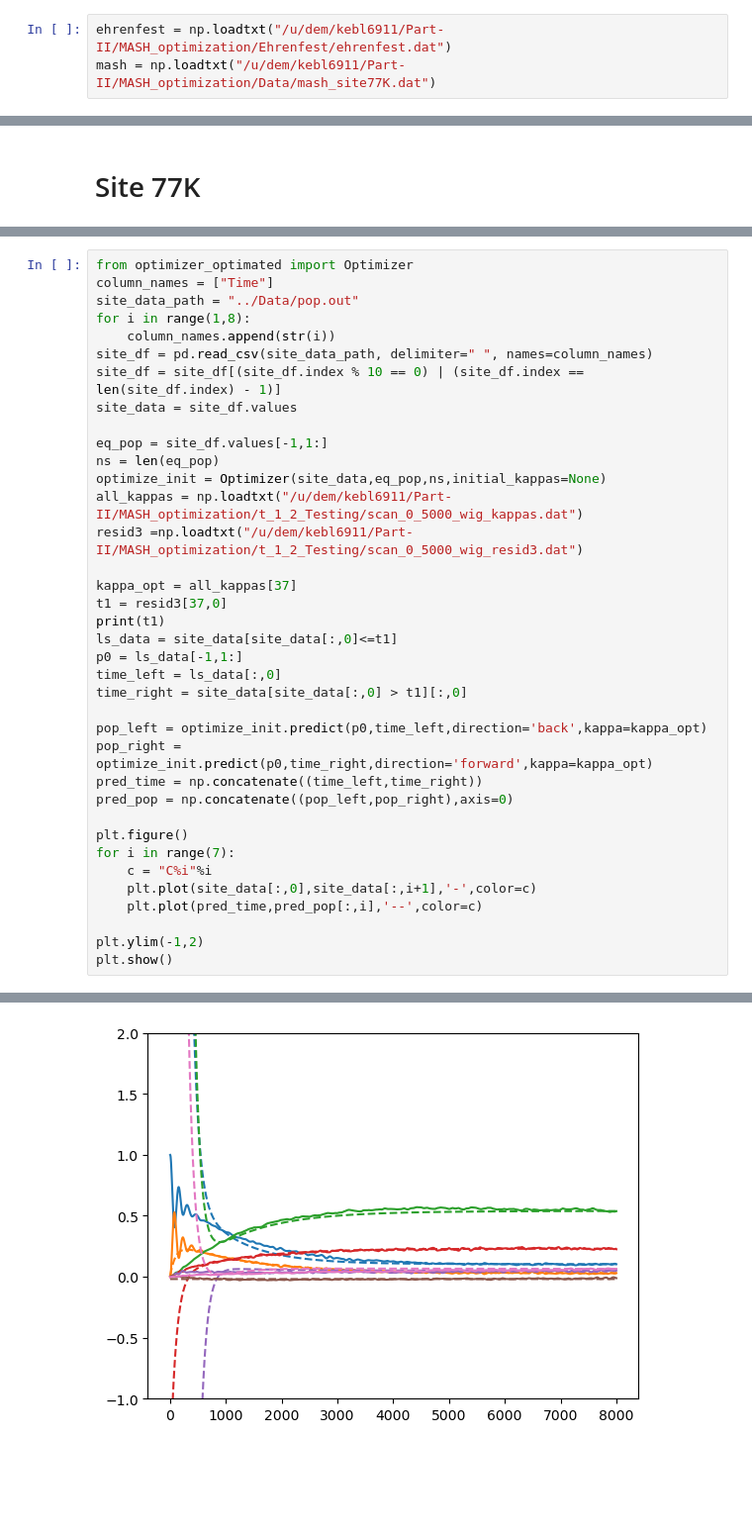
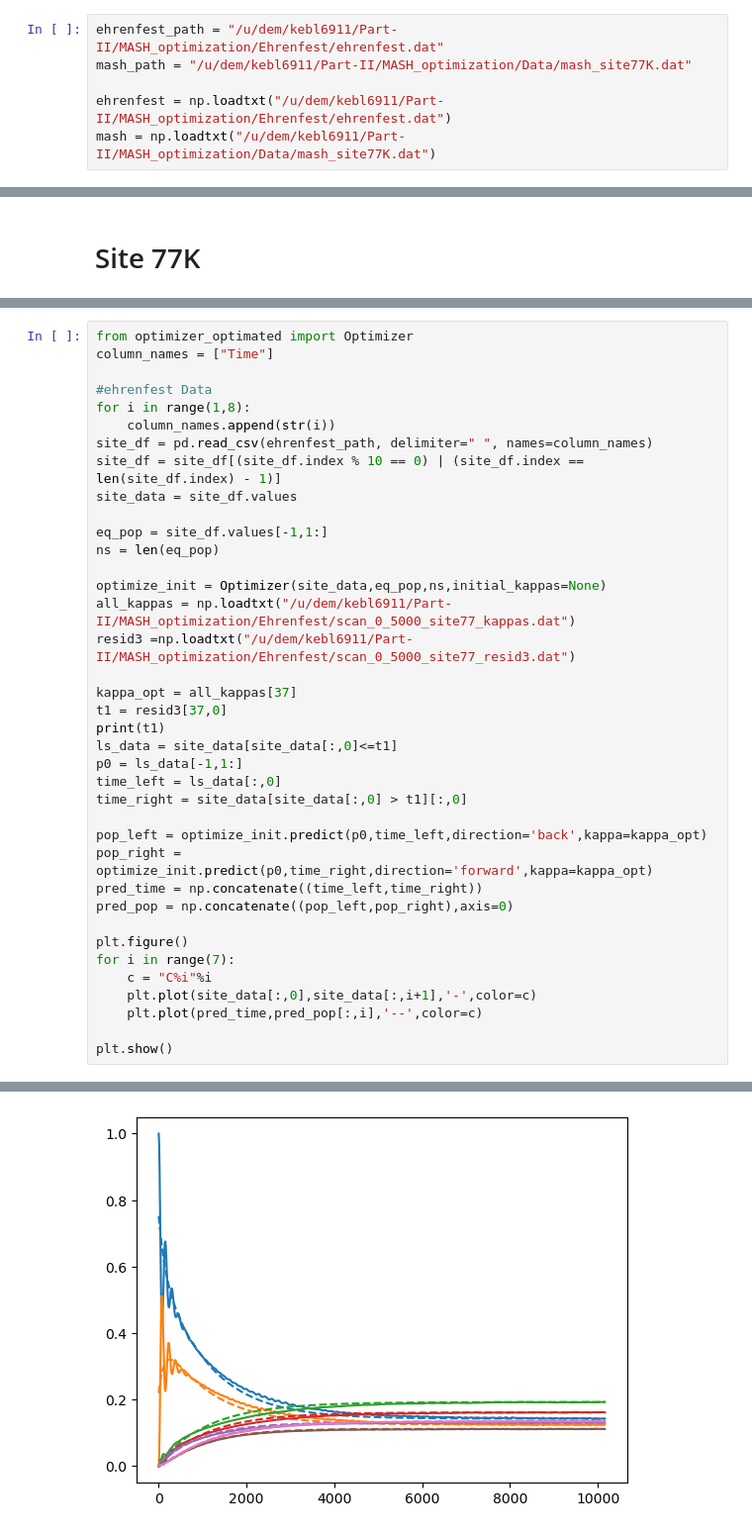
Before and after one commit to chloe-cyc/Part-II, a Jupyter notebook: MASH_optimization/Ehrenfest/plot_train_test.ipynb, the cells around one changed output, grey strips where cells are left out. Shown: that part at 99% size. Drawn from its saved outputs; the diff is of its cells as text; blank space fills up the shorter version.

```diff
--- a/MASH_optimization/Ehrenfest/plot_train_test.ipynb
+++ b/MASH_optimization/Ehrenfest/plot_train_test.ipynb
@@ -6,6 +6,9 @@ import pandas as pd
 from scipy.optimize import least_squares
 from optimizer_optimated import Optimizer
 # %%
+ehrenfest_path = "/u/dem/kebl6911/Part-II/MASH_optimization/Ehrenfest/ehrenfest.dat"
+mash_path = "/u/dem/kebl6911/Part-II/MASH_optimization/Data/mash_site77K.dat"
+
 ehrenfest = np.loadtxt("/u/dem/kebl6911/Part-II/MASH_optimization/Ehrenfest/ehrenfest.dat")
 mash = np.loadtxt("/u/dem/kebl6911/Part-II/MASH_optimization/Data/mash_site77K.dat")
 # %%
@@ -131,18 +54,20 @@ plt.show()
 # %%
 from optimizer_optimated import Optimizer
 column_names = ["Time"]
-site_data_path = "../Data/pop.out"
+
+#ehrenfest Data
 for i in range(1,8):
     column_names.append(str(i))
-site_df = pd.read_csv(site_data_path, delimiter=" ", names=column_names)
+site_df = pd.read_csv(ehrenfest_path, delimiter=" ", names=column_names)
 site_df = site_df[(site_df.index % 10 == 0) | (site_df.index == len(site_df.index) - 1)]
 site_data = site_df.values
 
 eq_pop = site_df.values[-1,1:]
 ns = len(eq_pop)
+
 optimize_init = Optimizer(site_data,eq_pop,ns,initial_kappas=None)
-all_kappas = np.loadtxt("/u/dem/kebl6911/Part-II/MASH_optimization/t_1_2_Testing/scan_0_5000_wig_kappas.dat")
-resid3 =np.loadtxt("/u/dem/kebl6911/Part-II/MASH_optimization/t_1_2_Testing/scan_0_5000_wig_resid3.dat")
+all_kappas = np.loadtxt("/u/dem/kebl6911/Part-II/MASH_optimization/Ehrenfest/scan_0_5000_site77_kappas.dat")
+resid3 =np.loadtxt("/u/dem/kebl6911/Part-II/MASH_optimization/Ehrenfest/scan_0_5000_site77_resid3.dat")
 
 kappa_opt = all_kappas[37]
 t1 = resid3[37,0]
@@ -163,6 +88,5 @@ for i in range(7):
     plt.plot(site_data[:,0],site_data[:,i+1],'-',color=c)
     plt.plot(pred_time,pred_pop[:,i],'--',color=c)
 
-plt.ylim(-1,2)
 plt.show()
 # %% [output]
@@ -170 +94 @@ plt.show()
-[figure, old version]
+[figure, new version]
```
Also changed, not shown: parts of 16 cells of this notebook, 52 other files.
